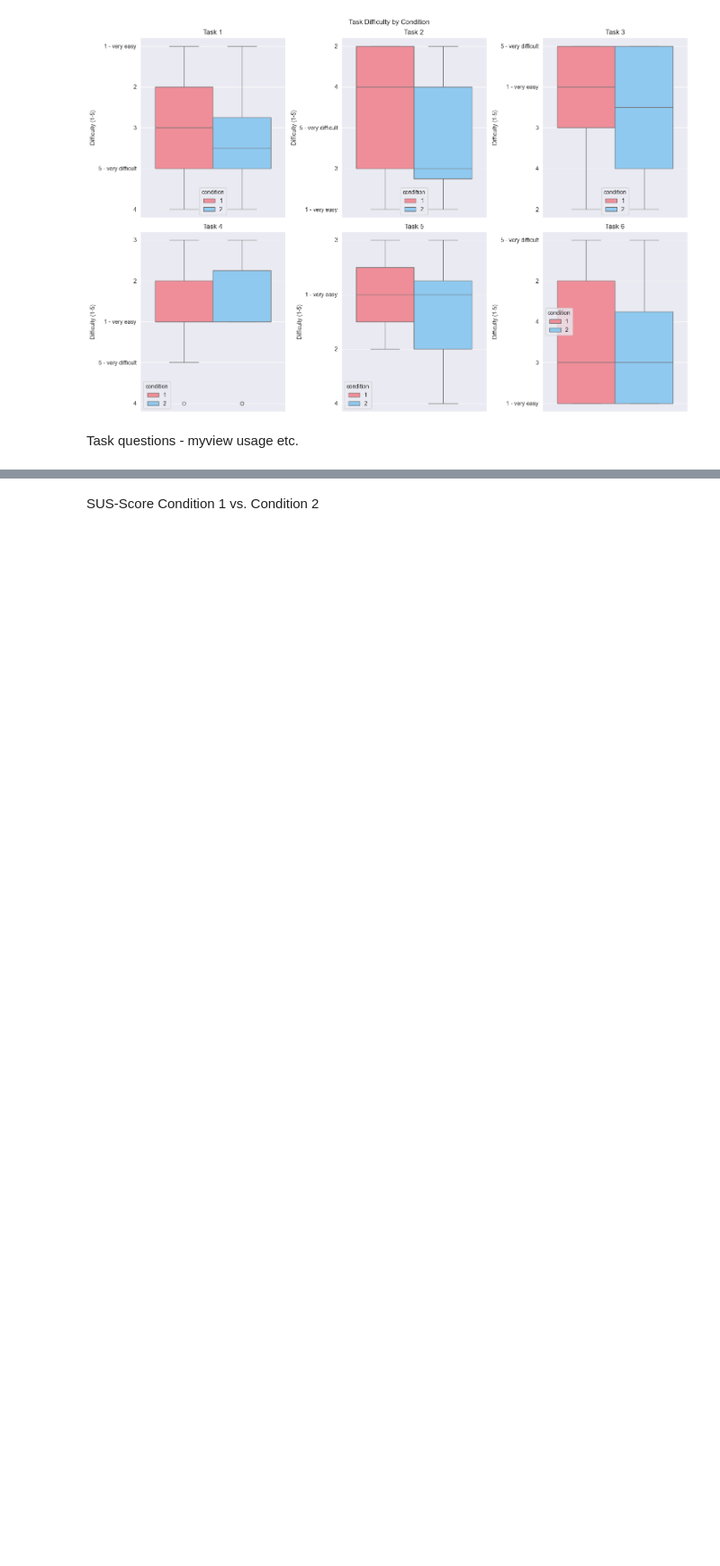
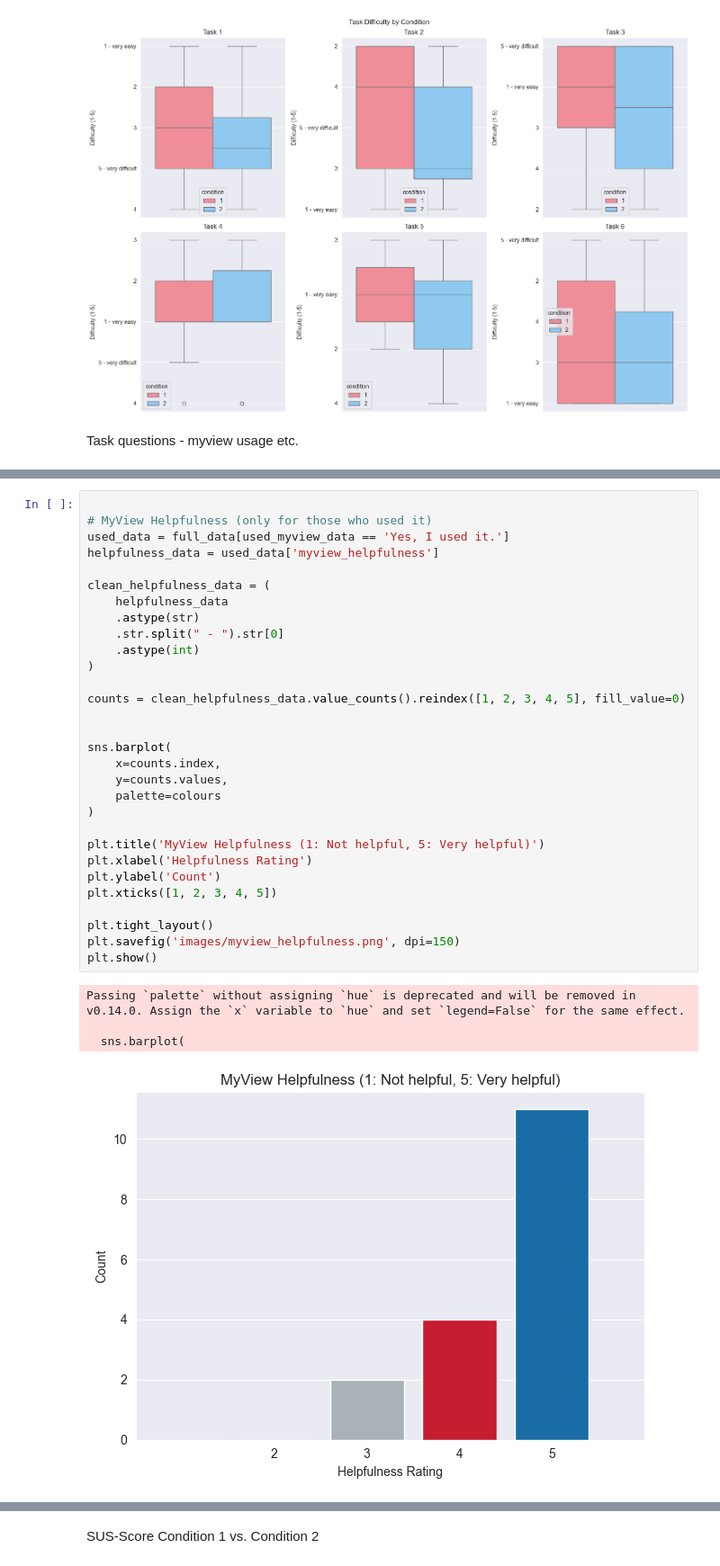
Before and after one commit to pinkstegosaurus99/plot_visualization, a Jupyter notebook: plotting.ipynb, the cells around one changed output, grey strips where cells are left out. Shown at 90% size. Saved outputs shown, nothing was run; the diff lists cells and outputs as text; blank space fills up the shorter version.

```diff
--- a/plotting.ipynb
+++ b/plotting.ipynb
@@ -1070,0 +1076,35 @@ Passing `palette` without assigning `hue` is deprecated and will be removed in v
+# %%
+
+# MyView Helpfulness (only for those who used it)
+used_data = full_data[used_myview_data == 'Yes, I used it.']
+helpfulness_data = used_data['myview_helpfulness']
+
+clean_helpfulness_data = (
+    helpfulness_data
+    .astype(str)
+    .str.split(" - ").str[0]
+    .astype(int)
+)
+
+counts = clean_helpfulness_data.value_counts().reindex([1, 2, 3, 4, 5], fill_value=0)
+
+
+sns.barplot(
+    x=counts.index,
+    y=counts.values,
+    palette=colours
+)
+
+plt.title('MyView Helpfulness (1: Not helpful, 5: Very helpful)')
+plt.xlabel('Helpfulness Rating')
+plt.ylabel('Count')
+plt.xticks([1, 2, 3, 4, 5])
+
+plt.tight_layout()
+plt.savefig('images/myview_helpfulness.png', dpi=150)
+plt.show()
+# %% [output]
+Passing `palette` without assigning `hue` is deprecated and will be removed in v0.14.0. Assign the `x` variable to `hue` and set `legend=False` for the same effect.
+
+  sns.barplot(
+[figure, added]
```
Also changed, not shown: parts of 6 cells of this notebook.
